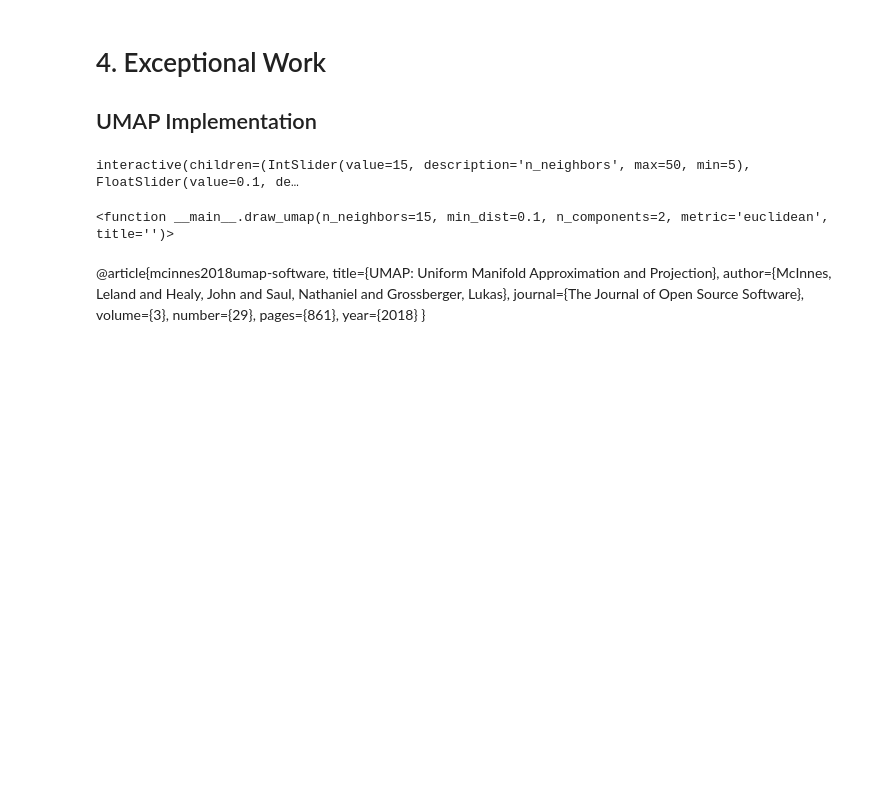
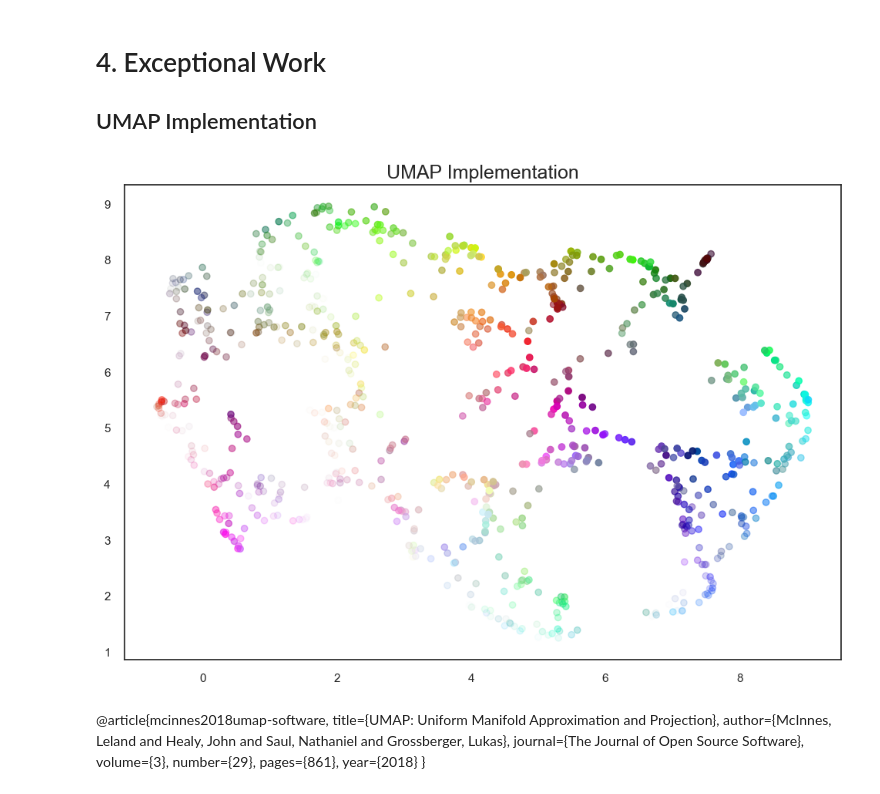
Before and after one commit to jadennathaniel/ml-lab1, a Jupyter notebook: lab1.ipynb, the cells around one changed output. Drawn from its saved outputs; the diff is of its cells as text; code cells hidden in the pictures; blank space fills up the shorter version.

```diff
--- a/lab1.ipynb
+++ b/lab1.ipynb
@@ -522,36 +522,37 @@ def draw_umap(n_neighbors=15, min_dist=0.1, n_components=2, metric='euclidean',
     if n_components ==2:
         ax = fig.add_subplot(111)
         ax.scatter(u[:,0], u[:,1], c=data)
     if n_components ==3:
         ax = fig.add_subplot(111, projection='3d')
         ax.scatter(u[:,0], u[:,1], u[:,2], c=data)
     plt.title(title, fontsize=18)
     # plt.colorbar(ax)
 
 
 data = pd.read_csv('data.csv')
 
 #rename target column to 'Dropout'
 #data = data.rename(columns={'Target': 'Dropout'})
 data.Target.replace(['Graduate', 'Dropout', 'Enrolled'], [0, 1, 2], inplace=True)
 
 # assigns 4d colors to each of the data points. Used later when plotting
 # the 2d graph of the data
 sns.set_theme(style='white', rc={'figure.figsize':(12,8)})
 
 labels = data.columns
 
 #groups similar colors together
 np.random.seed(42)
 data = np.random.rand(800, 4)
 
-interact(draw_umap, title='UMAP Implementation', n_neighbors=IntSlider(min=5, max=50, step=1, value=15), min_dist=FloatSlider(min=0.001, max=0.5, step=.001, value=0.1), n_components=IntSlider(min=1, max=3, step=1, value=2))
+draw_umap(n_neighbors=15, min_dist=0.1, n_components=2, metric='euclidean', title='UMAP Implementation')
+
+#interact(draw_umap, title='UMAP Implementation', n_neighbors=IntSlider(min=5, max=50, step=1, value=15), min_dist=FloatSlider(min=0.001, max=0.5, step=.001, value=0.1), n_components=IntSlider(min=1, max=3, step=1, value=2))
 
 # https://notebook.community/seewhydee/ntuphys_nb/jupyter_tutorial/jupyter_tutorial_02
 # ^^^ Code for interactive widgets
 # %% [output]
-interactive(children=(IntSlider(value=15, description='n_neighbors', max=50, min=5), FloatSlider(value=0.1, de…
-<function __main__.draw_umap(n_neighbors=15, min_dist=0.1, n_components=2, metric='euclidean', title='')>
+[figure, added]
 # %% [markdown]
 @article{mcinnes2018umap-software,
   title={UMAP: Uniform Manifold Approximation and Projection},
```
Also changed, not shown: 1 other file.
